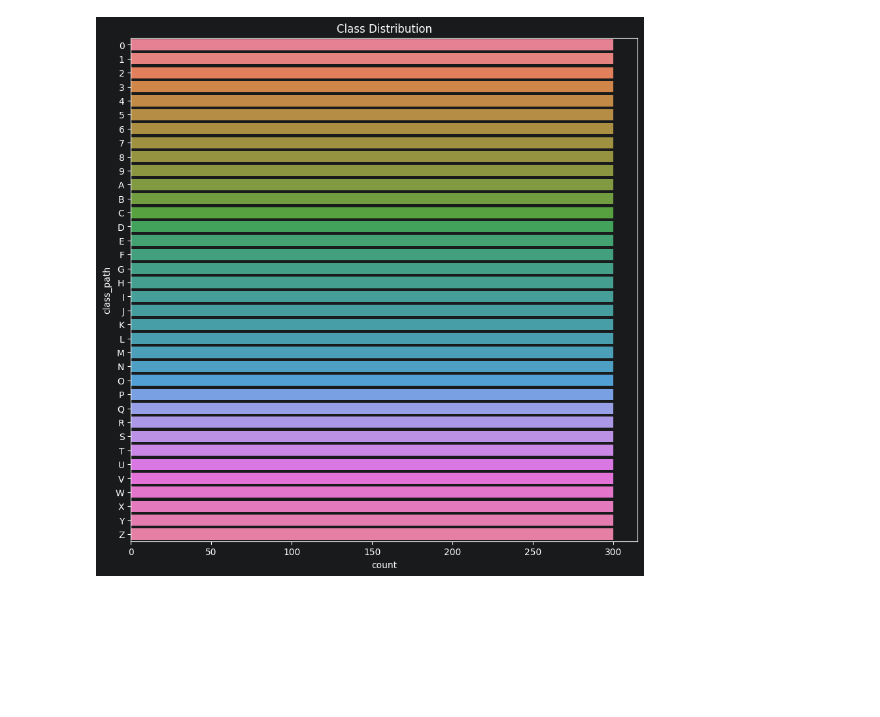
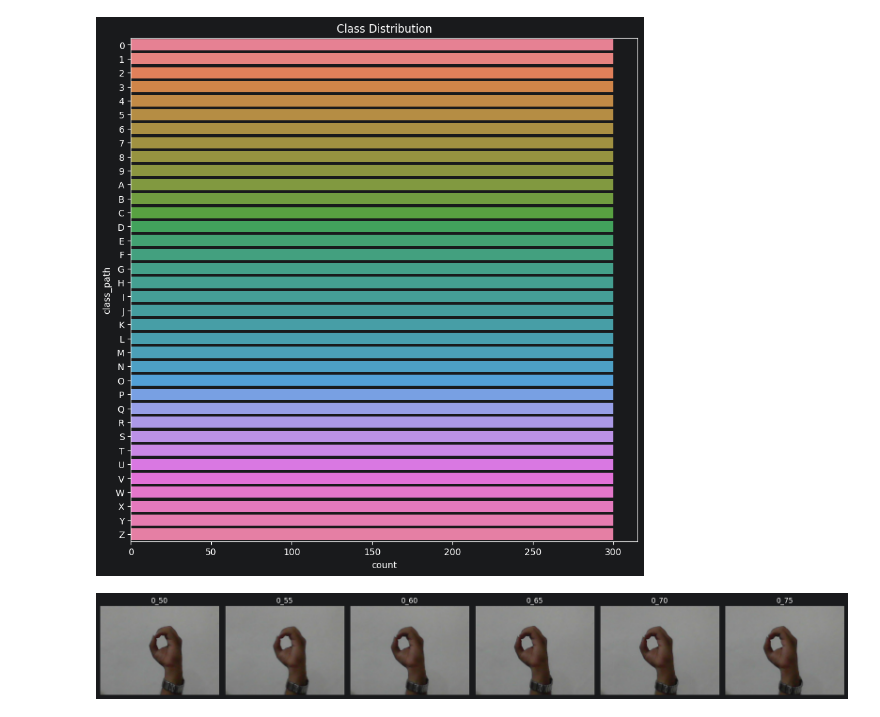
Before and after one commit to aviksarkar0204-stack/AI_Lab_Project, a Jupyter notebook: 01_Data_Exploration_new.ipynb, the cells around one changed output. Saved outputs shown, nothing was run; the diff lists cells and outputs as text; code cells hidden in the pictures; blank space fills up the shorter version.

```diff
--- a/01_Data_Exploration_new.ipynb
+++ b/01_Data_Exploration_new.ipynb
@@ -446,3 +446,28 @@ Passing `palette` without assigning `hue` is deprecated and will be removed in v
   seaborn.countplot(filtered_df['class_path'],palette="husl")
 <Axes: title={'center': 'Class Distribution'}, xlabel='count', ylabel='class_path'>
 [figure]
+# %%
+def load_rgb(path):
+    img = cv2.imread(path)
+    return cv2.cvtColor(img, cv2.COLOR_BGR2RGB)
+
+class_name = "0"
+start_idx = 50
+step = 5
+num_images = 6
+
+fig, axes = plt.subplots(1, num_images, figsize=(18, 3))
+
+for i in range(num_images):
+    idx = start_idx + i * step
+    match = filtered_df[(filtered_df['class_path'] == class_name) & (filtered_df['index'] == idx)]
+    path = match['file_path'].iloc[0]
+    img = load_rgb(path)
+    axes[i].imshow(img)
+    axes[i].set_title(f"{class_name}_{idx}")
+    axes[i].axis("off")
+
+plt.tight_layout()
+plt.show()
+# %% [output]
+[figure, added]
```
Also changed, not shown: parts of 6 cells of this notebook.
